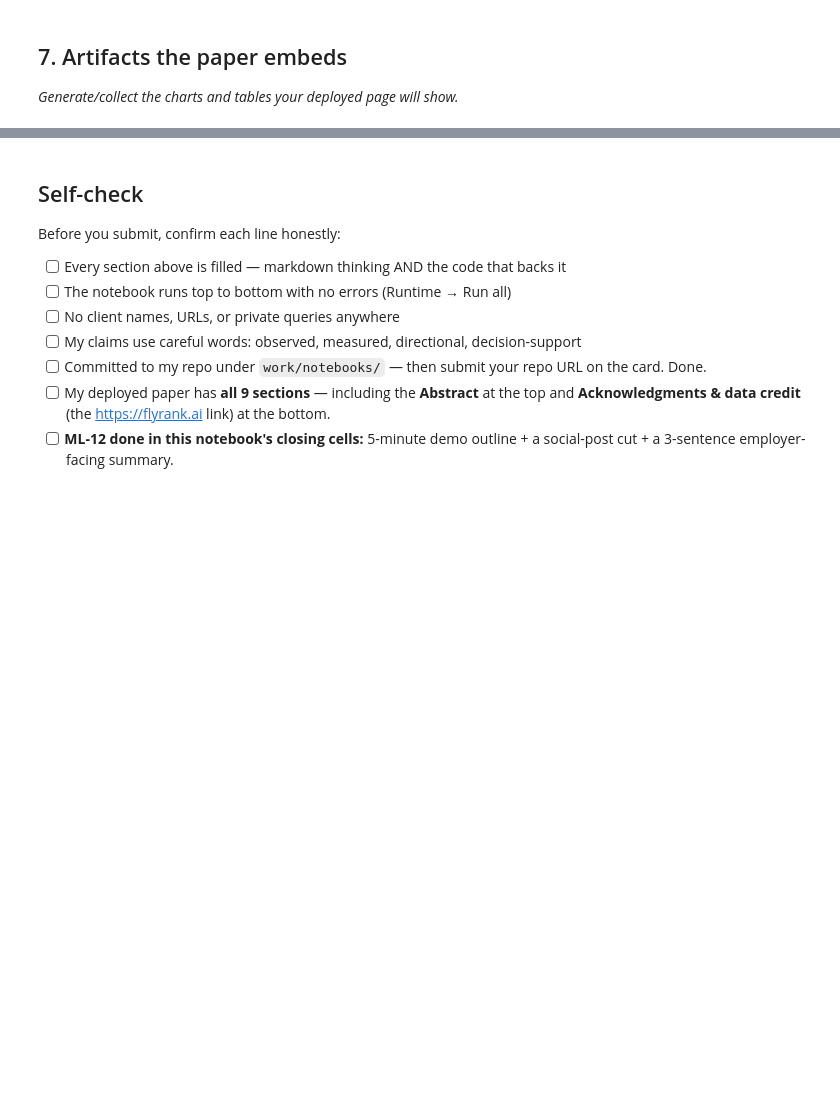
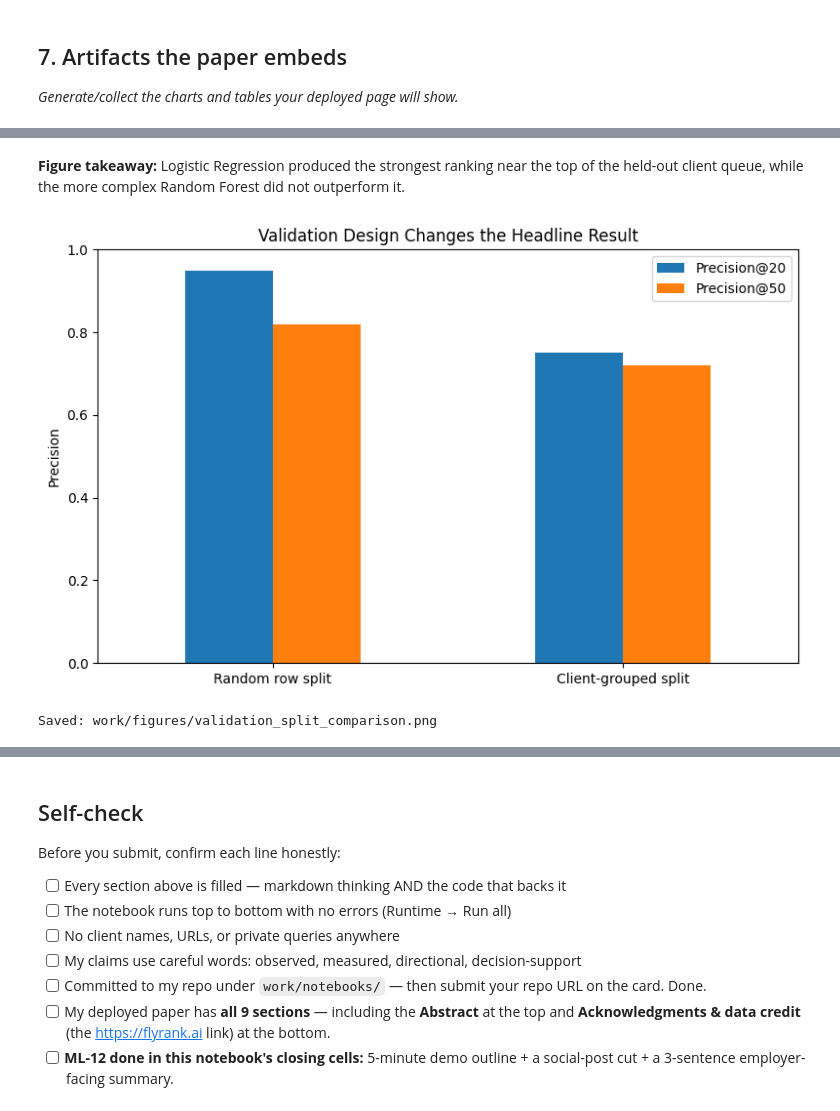
Before and after one commit to aliakhtar1010/search-ranking-ml, a Jupyter notebook: work/notebooks/capstone.ipynb, the cells around one changed output, grey strips where cells are left out. Drawn from its saved outputs; the diff is of its cells as text; code cells hidden in the pictures; blank space fills up the shorter version.

```diff
--- a/work/notebooks/capstone.ipynb
+++ b/work/notebooks/capstone.ipynb
@@ -36,0 +706,38 @@ This skeleton is yours to fill. Work the sections **in order** — each one has
+# %% [markdown]
+**Figure takeaway:** Logistic Regression produced the strongest ranking near the top of the held-out client queue, while the more complex Random Forest did not outperform it.
+# %%
+validation_plot = validation_df.set_index(
+    "Validation design"
+)[
+    ["Precision@20", "Precision@50"]
+]
+
+ax = validation_plot.plot(
+    kind="bar",
+    figsize=(8, 5)
+)
+
+ax.set_title("Validation Design Changes the Headline Result")
+ax.set_xlabel("")
+ax.set_ylabel("Precision")
+ax.set_ylim(0, 1)
+ax.tick_params(axis="x", rotation=0)
+
+plt.tight_layout()
+
+VALIDATION_FIGURE = (
+    "work/figures/validation_split_comparison.png"
+)
+
+plt.savefig(
+    VALIDATION_FIGURE,
+    dpi=160,
+    bbox_inches="tight"
+)
+
+plt.show()
+
+print("Saved:", VALIDATION_FIGURE)
+# %% [output]
+[figure, added]
+Saved: work/figures/validation_split_comparison.png
```
Also changed, not shown: parts of 21 cells of this notebook.
